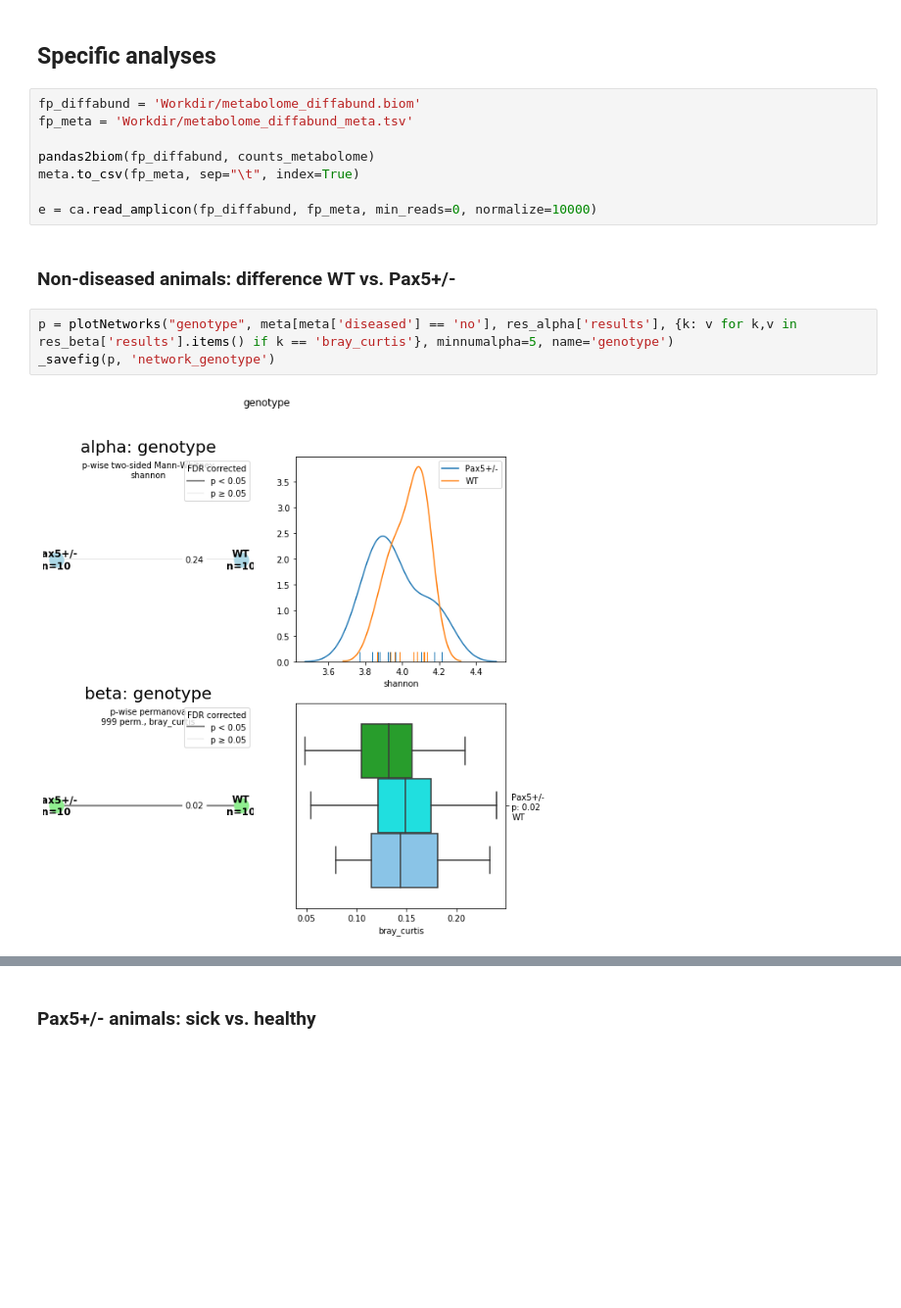
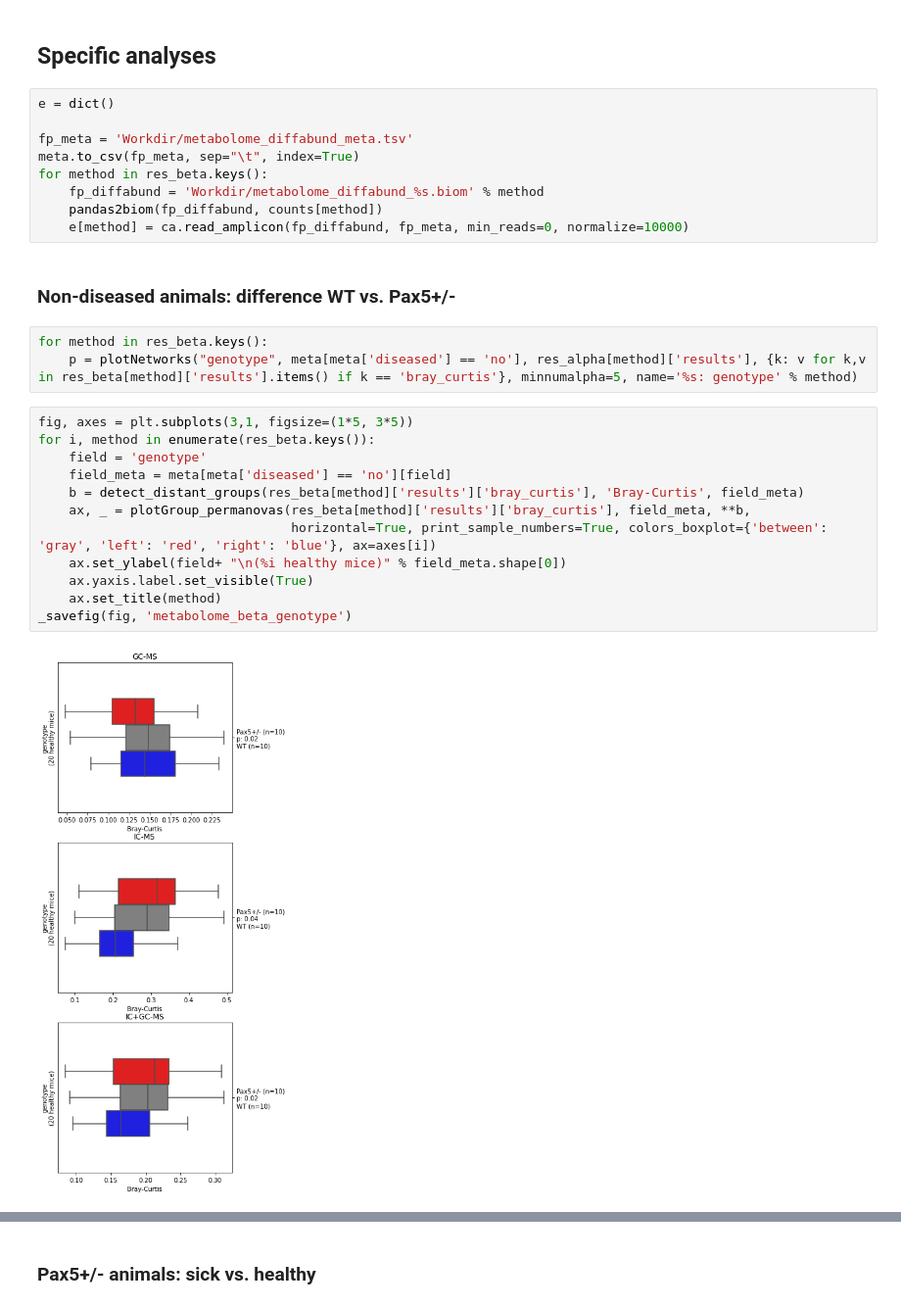
Before and after one commit to jlab/microbiome_pax5, a Jupyter notebook: Joint_3arms_etv6runx1/pax_metabolome.ipynb, the cells around one changed output, grey strips where cells are left out. Shown at 98% size. Drawn from its saved outputs; the diff is of its cells as text; blank space fills up the shorter version.

```diff
--- a/Joint_3arms_etv6runx1/pax_metabolome.ipynb
+++ b/Joint_3arms_etv6runx1/pax_metabolome.ipynb
@@ -120,18 +174,31 @@ Now wait until 5501375.hpc-batch14 job finishes.
 # %% [markdown]
 ## Specific analyses
 # %%
-fp_diffabund = 'Workdir/metabolome_diffabund.biom'
+e = dict()
+
 fp_meta = 'Workdir/metabolome_diffabund_meta.tsv'
-
-pandas2biom(fp_diffabund, counts_metabolome)
 meta.to_csv(fp_meta, sep="\t", index=True)
-
-e = ca.read_amplicon(fp_diffabund, fp_meta, min_reads=0, normalize=10000)
+for method in res_beta.keys():
+    fp_diffabund = 'Workdir/metabolome_diffabund_%s.biom' % method
+    pandas2biom(fp_diffabund, counts[method])
+    e[method] = ca.read_amplicon(fp_diffabund, fp_meta, min_reads=0, normalize=10000)
 # %% [markdown]
 ### Non-diseased animals: difference WT vs. Pax5+/-
 # %%
-p = plotNetworks("genotype", meta[meta['diseased'] == 'no'], res_alpha['results'], {k: v for k,v in res_beta['results'].items() if k == 'bray_curtis'}, minnumalpha=5, name='genotype')
-_savefig(p, 'network_genotype')
+for method in res_beta.keys():
+    p = plotNetworks("genotype", meta[meta['diseased'] == 'no'], res_alpha[method]['results'], {k: v for k,v in res_beta[method]['results'].items() if k == 'bray_curtis'}, minnumalpha=5, name='%s: genotype' % method)
-# %% [output]
-[figure, removed]
+# %%
+fig, axes = plt.subplots(3,1, figsize=(1*5, 3*5))
+for i, method in enumerate(res_beta.keys()):
+    field = 'genotype'
+    field_meta = meta[meta['diseased'] == 'no'][field]
+    b = detect_distant_groups(res_beta[method]['results']['bray_curtis'], 'Bray-Curtis', field_meta)
+    ax, _ = plotGroup_permanovas(res_beta[method]['results']['bray_curtis'], field_meta, **b,
+                                 horizontal=True, print_sample_numbers=True, colors_boxplot={'between': 'gray', 'left': 'red', 'right': 'blue'}, ax=axes[i])
+    ax.set_ylabel(field+ "\n(%i healthy mice)" % field_meta.shape[0])
+    ax.yaxis.label.set_visible(True)
+    ax.set_title(method)
+_savefig(fig, 'metabolome_beta_genotype')
+# %% [output]
+[figure, added]
 # %%
```
Also changed, not shown: parts of 11 cells of this notebook.
